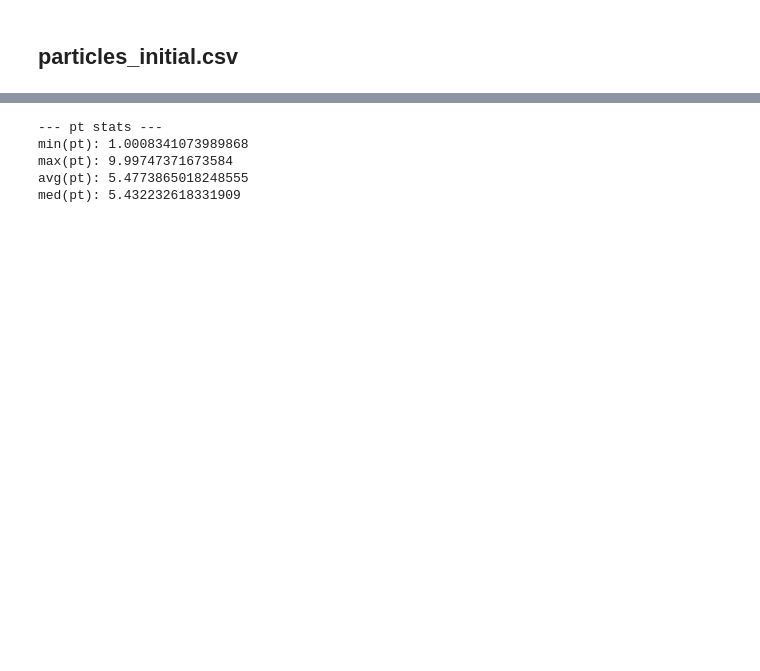
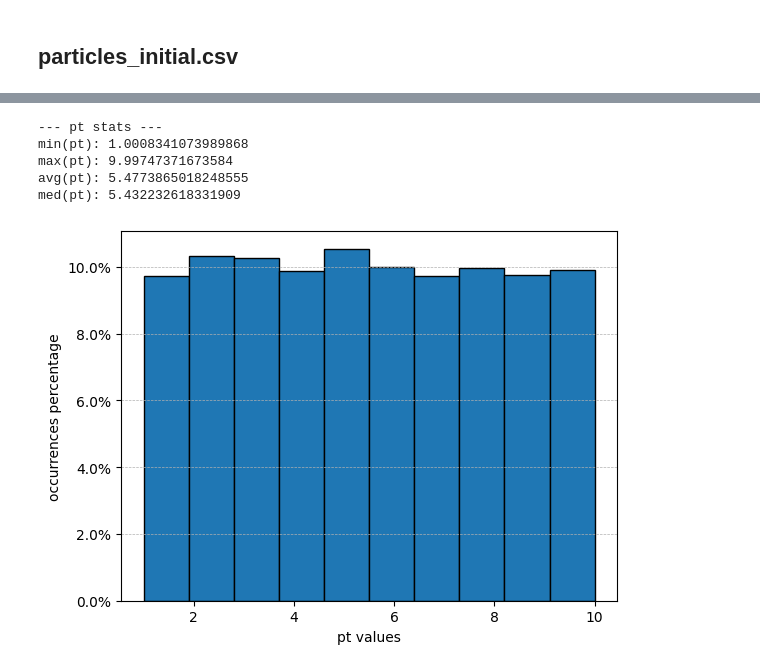
Before and after one commit to P4ndaM1x/engineering-dissertation, a Jupyter notebook: raw_data/exploration.ipynb, the cells around one changed output, grey strips where cells are left out. Cells and saved outputs as stored; diff of their text form; code cells hidden in the pictures; blank space fills up the shorter version.

```diff
--- a/raw_data/exploration.ipynb
+++ b/raw_data/exploration.ipynb
@@ -151,10 +186,12 @@ med(phi): -0.00204195082187645
 # %%
 print_basic_stats(particles_initial_df, 'pt')
+plot_histogram(particles_initial_df, 'pt')
 # %% [output]
 --- pt stats ---
 min(pt): 1.0008341073989868
 max(pt): 9.99747371673584
 avg(pt): 5.4773865018248555
 med(pt): 5.432232618331909
+[figure, added]
 # %%
 print_basic_stats(particles_initial_df, 'q')
```
Also changed, not shown: parts of 4 cells of this notebook, 5 other files.
